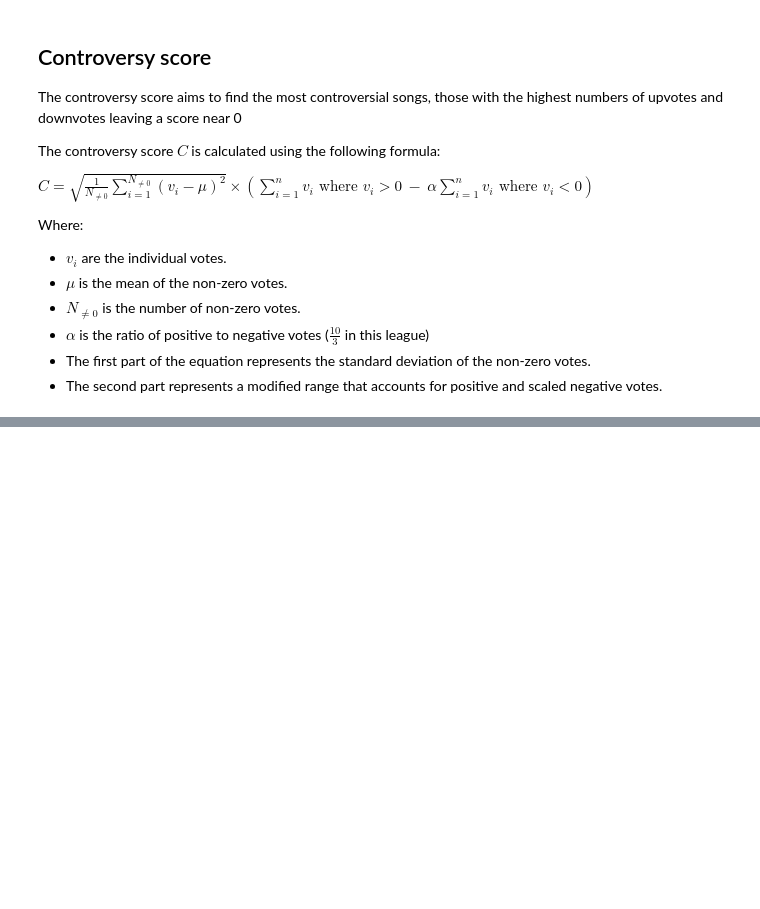
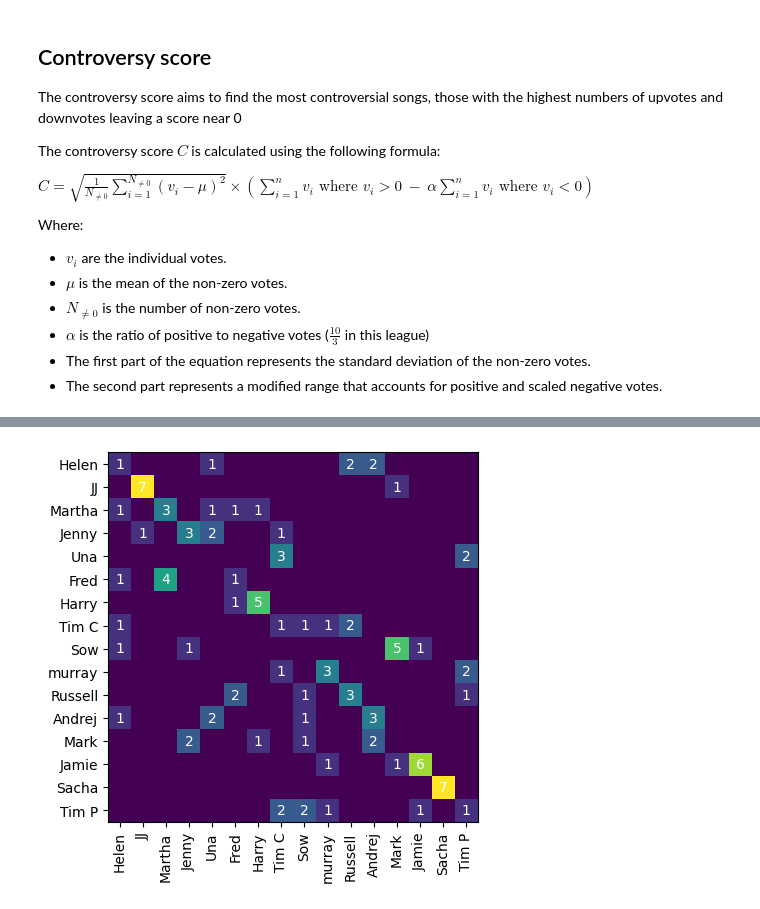
Before and after one commit to fred-cook/music-league-graphs, a Jupyter notebook: music_league_graphs/stats.ipynb, the cells around one changed output, grey strips where cells are left out. Cells and saved outputs as stored; diff of their text form; code cells hidden in the pictures; blank space fills up the shorter version.

Commit message:
crunching name predictions

```diff
--- a/music_league_graphs/stats.ipynb
+++ b/music_league_graphs/stats.ipynb
@@ -429,0 +655,50 @@ df[df["explicit"]][["submitter", "round", "song_name", "artist_names"]]
+# %%
+prediction_round = comment_df[comment_df["round_number"] == 9]
+# %%
+
+def first_name_match(sentence, names):
+    sentence_lower = sentence.lower()
+    best_match = None
+    best_pos = float('inf')
+
+    for name in names:
+        pos = sentence_lower.find(name.lower())
+        if pos != -1 and pos < best_pos:
+            best_pos = pos
+            best_match = name
+
+    return best_match
+# %%
+confusion_matrix = np.zeros((len(winning_order), len(winning_order)), dtype=int)
+correct = np.zeros(len(winning_order), dtype=int)
+guesses = np.zeros(len(winning_order), dtype=int)
+
+winning_order_lowercase = [i.lower() for i in winning_order]
+
+for i, name in enumerate(winning_order):
+    for predictor, prediction in prediction_round[prediction_round["submitter"] == name][winning_order].to_dict().items():
+        if (predicted_name := first_name_match(next(iter(prediction.values())), winning_order)) is not None:
+            if predictor == name:
+                continue
+            guesses[winning_order.index(predictor)] += 1
+            j = winning_order_lowercase.index(predicted_name.lower())
+            confusion_matrix[i, j] += 1
+            if predicted_name == name:
+                correct[winning_order.index(predictor)] += 1
+
+plt.imshow(confusion_matrix)
+plt.xticks(np.arange(len(winning_order)), winning_order, rotation='vertical')
+plt.yticks(np.arange(len(winning_order)), winning_order)
+
+for i, row in enumerate(confusion_matrix):
+    for j, val in enumerate(row):
+        if val:
+            plt.text(
+                j, i, str(val),
+                ha='center',     # horizontal centering
+                va='center',     # vertical centering
+                color='white',   # white text
+                fontsize=10
+            )
+# %% [output]
+[figure, added]
```
Also changed, not shown: parts of 31 cells of this notebook, 1 other file.
